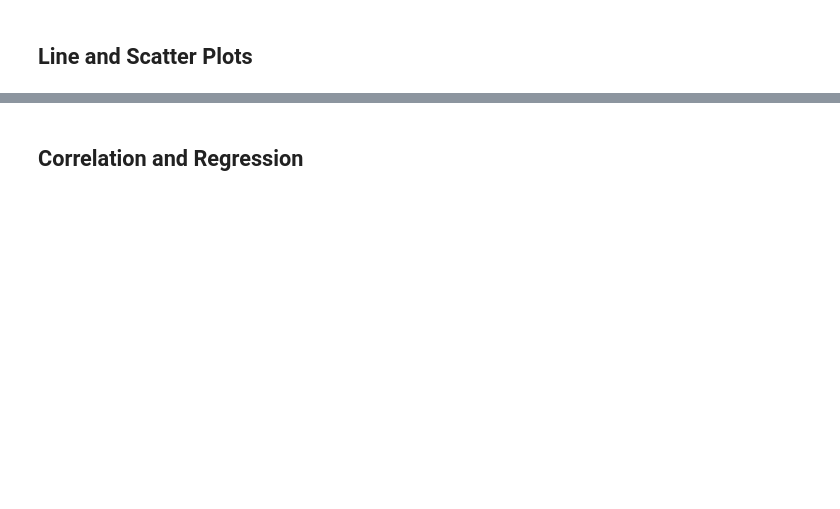
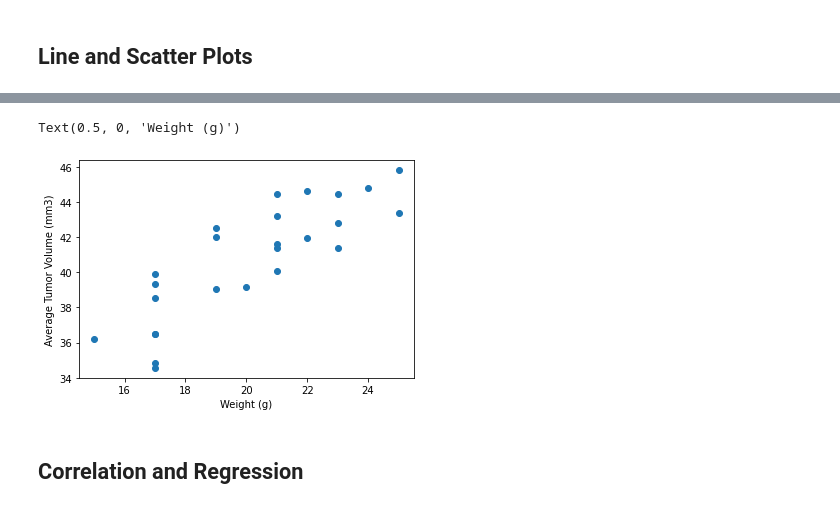
Before and after one commit to sSalvs/matplotlib_homework, a Jupyter notebook: Pymaceuticals.ipynb, the cells around one changed output, grey strips where cells are left out. Cells and saved outputs as stored; diff of their text form; code cells hidden in the pictures; blank space fills up the shorter version.

```diff
--- a/Pymaceuticals.ipynb
+++ b/Pymaceuticals.ipynb
@@ -299,3 +481,36 @@ pyplot_pie = male_vs_female_df.plot.pie(y='Sex', autopct="%1.1f%%",
+# %%
+# Generate a scatter plot of mouse weight versus average tumor volume for the Capomulin regimen
+
+
+## Calcuatate the average tumor volume
+
+#filter dataframe to tumor volume. Use previous data frame that has been filtered down to Capomulin and
+# reset Index
+
+scatter_filter_df = Line_filter_df.reset_index()
+
+# Group by the mouse and get the mean of the tumor volumes
+scatter_filter_df = scatter_filter_df.groupby("Mouse ID").mean("Tumor Volume(mm3)")
+# scatter_filter_df
+
+
+# define the x and y axis
+
+capoulin_mean = scatter_filter_df["Tumor Volume (mm3)"]
+
+mouse_weight = scatter_filter_df["Weight (g)"]
+
+#plot scatter graph
+
+plt.scatter(mouse_weight, capoulin_mean)
+
+# add the x and y labels
+
+plt.ylabel("Average Tumor Volume (mm3)")
+plt.xlabel("Weight (g)")
+# %% [output]
+Text(0.5, 0, 'Weight (g)')
+[figure, added]
 # %% [markdown]
 ## Correlation and Regression
 # %%
```
Also changed, not shown: parts of 15 cells of this notebook, 1 other file.
